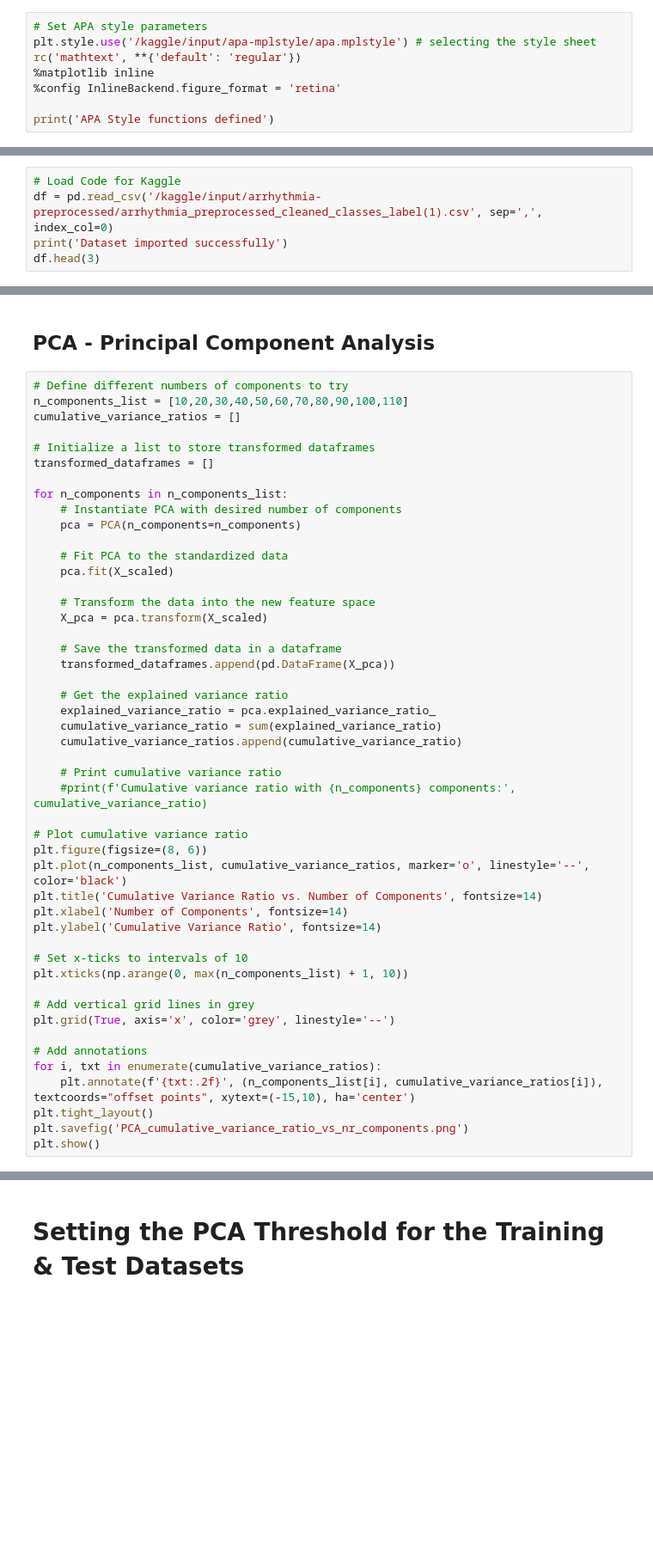
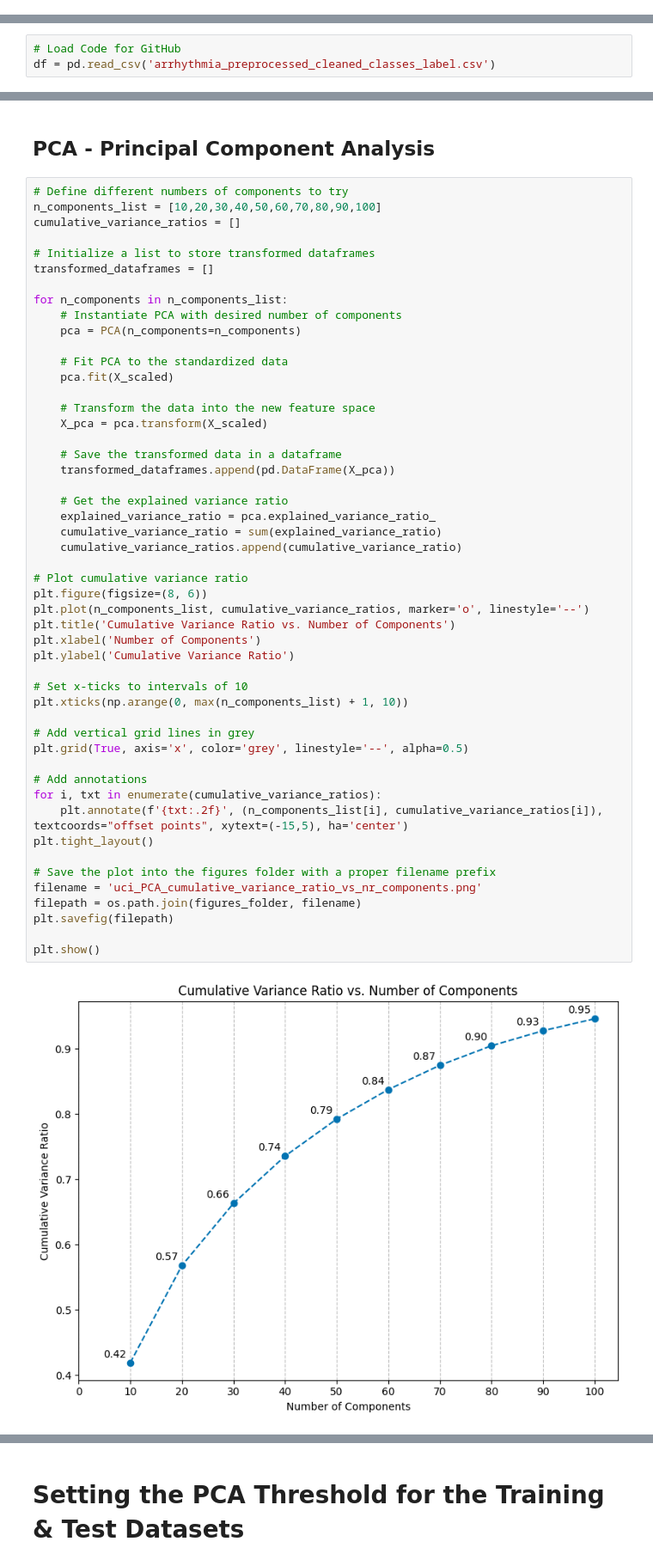
Before and after one commit to DataScientest-Studio/jan24_bds_int_atrial_fibrillation, a Jupyter notebook: notebooks/1B_Modeling_UCI_Bilkent_Dataset.ipynb, the cells around one changed output, grey strips where cells are left out. Shown: that part at 86% size. Drawn from its saved outputs; the diff is of its cells as text; blank space fills up the shorter version.

```diff
--- a/notebooks/1B_Modeling_UCI_Bilkent_Dataset.ipynb
+++ b/notebooks/1B_Modeling_UCI_Bilkent_Dataset.ipynb
@@ -67,11 +74,3 @@ print('Libraries imported successfully')
 # set the style for the notebook, in this case colorblind, alternative would be grayscale
 uf.set_custom_palette("colorblind")
 figures_folder = '../figures'
-# %%
-# Set APA style parameters
-plt.style.use('/kaggle/input/apa-mplstyle/apa.mplstyle') # selecting the style sheet
-rc('mathtext', **{'default': 'regular'})
-%matplotlib inline
-%config InlineBackend.figure_format = 'retina'
-
-print('APA Style functions defined')
@@ -78,5 +80,3 @@ print('APA Style functions defined')
 # %%
-# Load Code for Kaggle
-df = pd.read_csv('/kaggle/input/arrhythmia-preprocessed/arrhythmia_preprocessed_cleaned_classes_label(1).csv', sep=',', index_col=0)
-print('Dataset imported successfully')
-df.head(3)
+# Load Code for GitHub
+df = pd.read_csv('arrhythmia_preprocessed_cleaned_classes_label.csv')
@@ -106,7 +103,7 @@ y_test_saved = y_test
 ## PCA - Principal Component Analysis
 # %%
 # Define different numbers of components to try
-n_components_list = [10,20,30,40,50,60,70,80,90,100,110]
+n_components_list = [10,20,30,40,50,60,70,80,90,100]
 cumulative_variance_ratios = []
 
 # Initialize a list to store transformed dataframes
@@ -115,43 +112,47 @@ transformed_dataframes = []
 for n_components in n_components_list:
     # Instantiate PCA with desired number of components
     pca = PCA(n_components=n_components)
 
     # Fit PCA to the standardized data
     pca.fit(X_scaled)
 
     # Transform the data into the new feature space
     X_pca = pca.transform(X_scaled)
 
     # Save the transformed data in a dataframe
     transformed_dataframes.append(pd.DataFrame(X_pca))
 
     # Get the explained variance ratio
     explained_variance_ratio = pca.explained_variance_ratio_
     cumulative_variance_ratio = sum(explained_variance_ratio)
     cumulative_variance_ratios.append(cumulative_variance_ratio)
 
-    # Print cumulative variance ratio
-    #print(f'Cumulative variance ratio with {n_components} components:', cumulative_variance_ratio)
-
 # Plot cumulative variance ratio
 plt.figure(figsize=(8, 6))
-plt.plot(n_components_list, cumulative_variance_ratios, marker='o', linestyle='--', color='black')
-plt.title('Cumulative Variance Ratio vs. Number of Components', fontsize=14)
-plt.xlabel('Number of Components', fontsize=14)
-plt.ylabel('Cumulative Variance Ratio', fontsize=14)
+plt.plot(n_components_list, cumulative_variance_ratios, marker='o', linestyle='--')
+plt.title('Cumulative Variance Ratio vs. Number of Components')
+plt.xlabel('Number of Components')
+plt.ylabel('Cumulative Variance Ratio')
 
 # Set x-ticks to intervals of 10
 plt.xticks(np.arange(0, max(n_components_list) + 1, 10))
 
 # Add vertical grid lines in grey
-plt.grid(True, axis='x', color='grey', linestyle='--')
+plt.grid(True, axis='x', color='grey', linestyle='--', alpha=0.5)
 
 # Add annotations
 for i, txt in enumerate(cumulative_variance_ratios):
-    plt.annotate(f'{txt:.2f}', (n_components_list[i], cumulative_variance_ratios[i]), textcoords="offset points", xytext=(-15,10), ha='center')
+    plt.annotate(f'{txt:.2f}', (n_components_list[i], cumulative_variance_ratios[i]), textcoords="offset points", xytext=(-15,5), ha='center')
 plt.tight_layout()
-plt.savefig('PCA_cumulative_variance_ratio_vs_nr_components.png')
+
+# Save the plot into the figures folder with a proper filename prefix
+filename = 'uci_PCA_cumulative_variance_ratio_vs_nr_components.png'
+filepath = os.path.join(figures_folder, filename)
+plt.savefig(filepath)
+
 plt.show()
+# %% [output]
+[figure, added]
 # %%
 # Re-run PCA with the selected number of components
 X_pca = pca.fit_transform(X_scaled)
```
Also changed, not shown: parts of 40 cells of this notebook, 15 other files.
